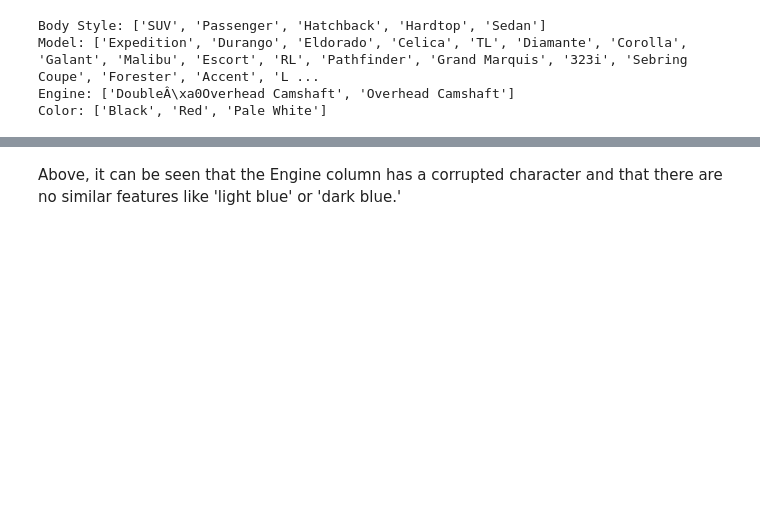
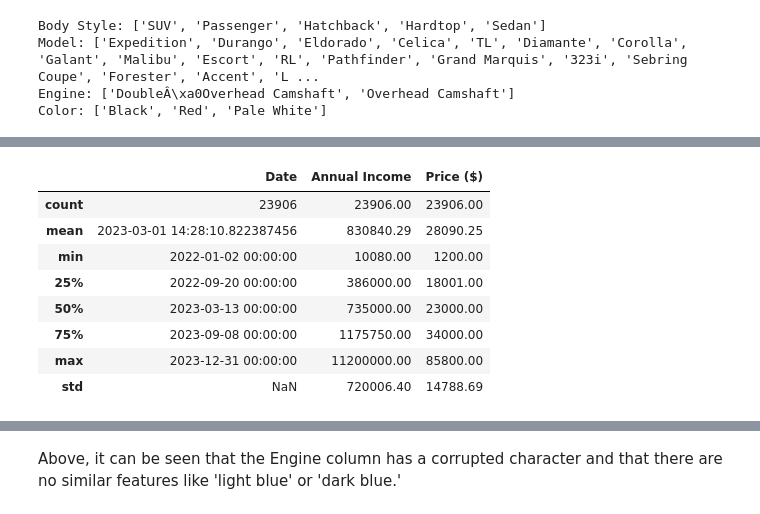
Before and after one commit to sulaimank/CAPcourse, a Jupyter notebook: zachDataCleanup.ipynb, the cells around one changed output, grey strips where cells are left out. Saved outputs shown, nothing was run; the diff lists cells and outputs as text; code cells hidden in the pictures; blank space fills up the shorter version.

```diff
--- a/zachDataCleanup.ipynb
+++ b/zachDataCleanup.ipynb
@@ -69,0 +93,14 @@ Color: ['Black', 'Red', 'Pale White']
+# %%
+
+dfdesc = df.describe()
+dfdesc.round(2)
+# %% [output]
+|  | Date | Annual Income | Price ($) |
+| count | 23906 | 23906.00 | 23906.00 |
+| mean | 2023-03-01 14:28:10.822387456 | 830840.29 | 28090.25 |
+| min | 2022-01-02 00:00:00 | 10080.00 | 1200.00 |
+| 25% | 2022-09-20 00:00:00 | 386000.00 | 18001.00 |
+| 50% | 2023-03-13 00:00:00 | 735000.00 | 23000.00 |
+| 75% | 2023-09-08 00:00:00 | 1175750.00 | 34000.00 |
+| max | 2023-12-31 00:00:00 | 11200000.00 | 85800.00 |
+| std | NaN | 720006.40 | 14788.69 |
```
Also changed, not shown: parts of 19 cells of this notebook, 1 other file.
